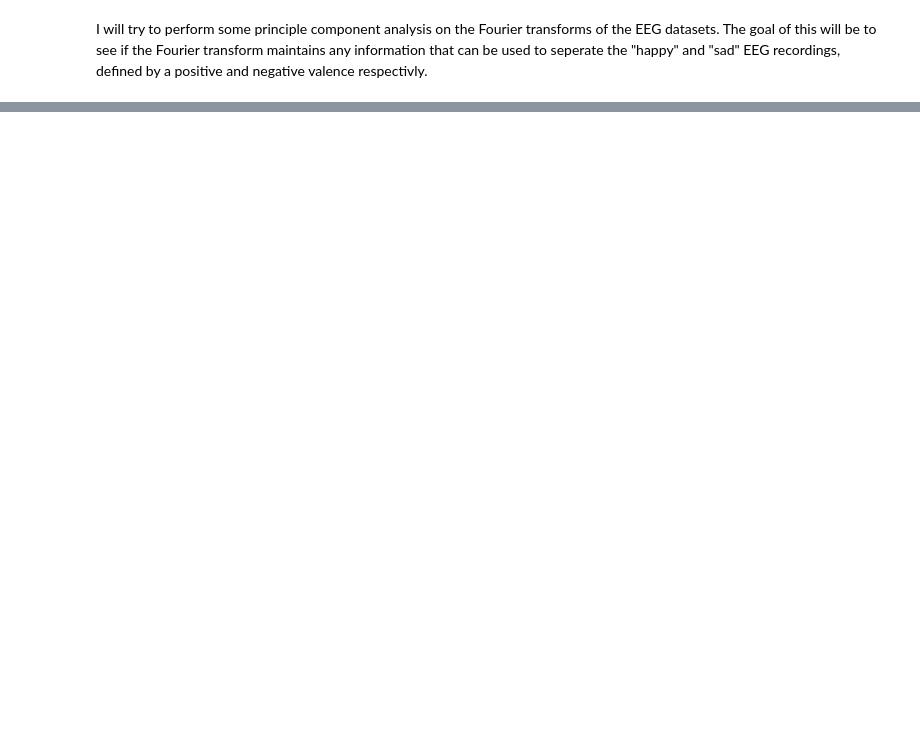
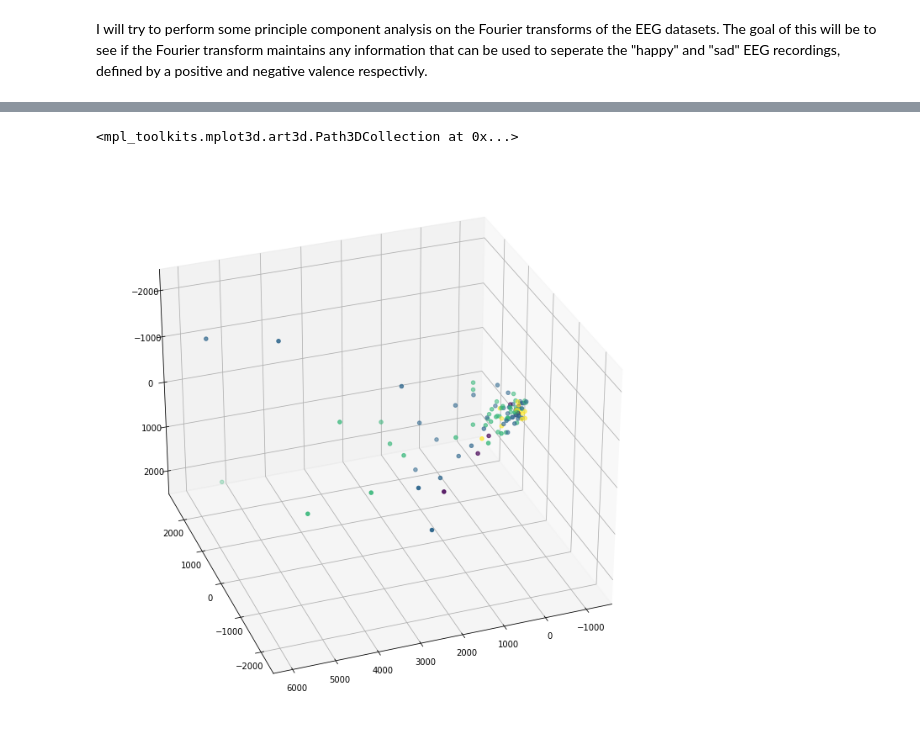
Before and after one commit to MACtion-Potential/SN_2023, a Jupyter notebook: eeg_classification_v1/Jacob_classification.ipynb, the cells around one changed output, grey strips where cells are left out. Saved outputs shown, nothing was run; the diff lists cells and outputs as text; code cells hidden in the pictures; blank space fills up the shorter version.

Commit message:
first draft of PCA analysis

```diff
--- a/eeg_classification_v1/Jacob_classification.ipynb
+++ b/eeg_classification_v1/Jacob_classification.ipynb
@@ -35,0 +98,28 @@ AttributeError: No mne.time_frequency attribute psd_welch
+# %%
+#the PCA analysis tool want the vectors to be fed in as a 2D array, so we have to rearrage our original one
+#I think it's best to keep it around tho as it is a little more intuitive to work with
+#entries [4:32]
+
+#we are going to do our PCA analysis one frequency at a time, we can do delta first which is (0.5 Hz to 4 Hz)
+delta = np.zeros((58,36,28))
+
+for person in range(0,58):
+    for video in range(0,36):
+        delta[person,video] = f_store_mean[person,video,4:32] #we just want the fourier transform results that correspond to the delta frequency range
+
+delta = np.concatenate(delta,axis=0) #this was a way to get around some weird formatting problems I was having in numpy, essentially we just have all our delta frequency powers in a 2D array
+
+print(np.shape(emotional_store))
+
+#emotional_store= np.concatenate(emotional_store, axis=0)
+
+valences = emotional_store[:,:,2]
+
+print((valences))
+
+'''
+for i in range(2088):
+    print(delta[i])
+    print(i)
+    x = input()
+'''
@@ -35,0 +136,15 @@ AttributeError: No mne.time_frequency attribute psd_welch
+# %%
+X_reduced = PCA(n_components=3).fit_transform(delta[0:108])
+
+fig = plt.figure(1, figsize=(16, 12))
+ax = fig.add_subplot(111, projection="3d", elev=-150, azim=110)
+
+ax.scatter(
+    X_reduced[:, 0],
+    X_reduced[:, 1],
+    X_reduced[:, 2],
+    c=valences[0:3,:]
+)
+# %% [output]
+<mpl_toolkits.mplot3d.art3d.Path3DCollection at 0x...>
+[figure, added]
```
Also changed, not shown: parts of 3 cells of this notebook, 1 other file.
